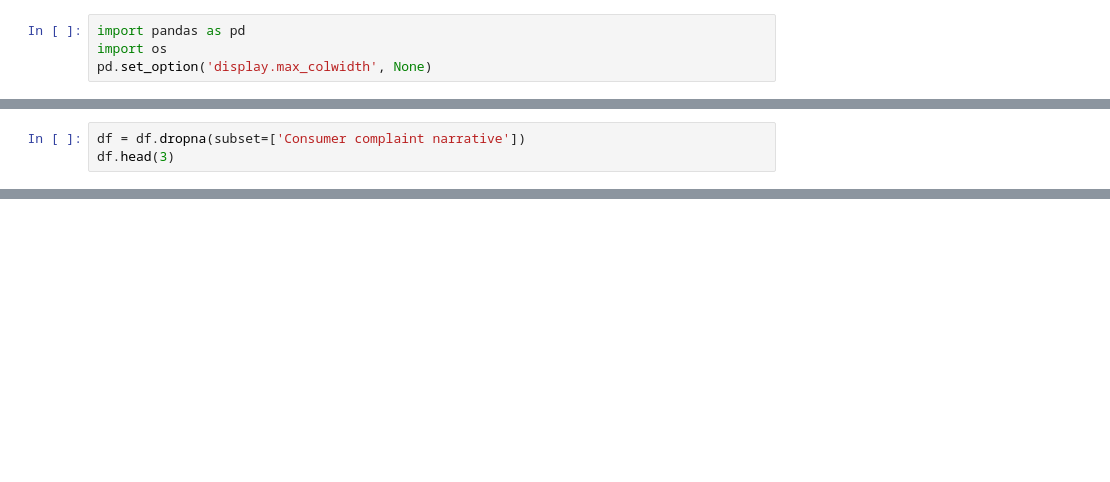
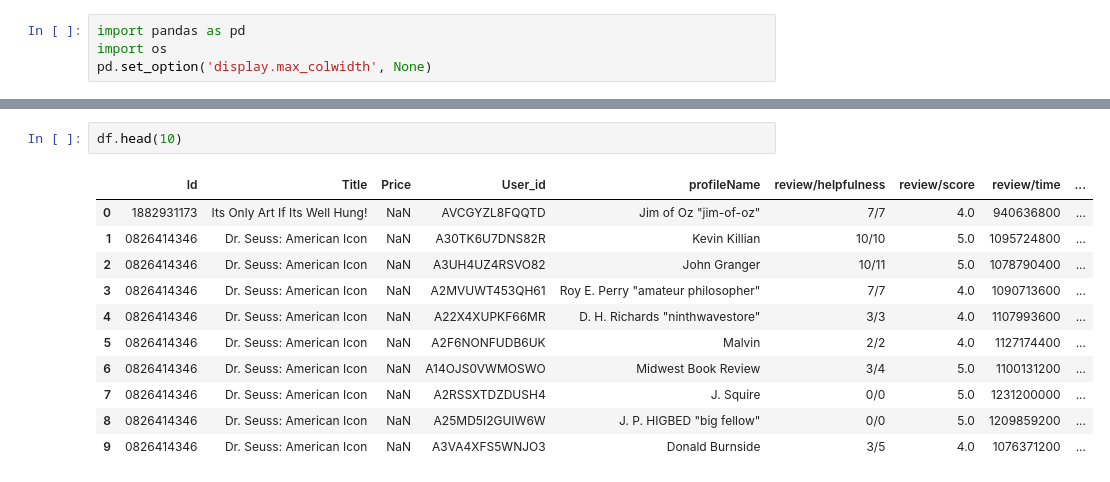
Before and after one commit to jlvaldes/bigdata, a Jupyter notebook: dataset_evaluator.ipynb, the cells around one changed output, grey strips where cells are left out. Drawn from its saved outputs; the diff is of its cells as text; blank space fills up the shorter version.

```diff
--- a/dataset_evaluator.ipynb
+++ b/dataset_evaluator.ipynb
@@ -60,3 +55,0 @@ Name: Consumer complaint narrative, dtype: object
-# %%
-df = df.dropna(subset=['Consumer complaint narrative'])
-df.head(3)
@@ -62,0 +73,14 @@ df.head(3)
+# %%
+df.head(10)
+# %% [output]
+|  | Id | Title | Price | User_id | profileName | review/helpfulness | review/score | review/time | ... |
+| 0 | 1882931173 | Its Only Art If Its Well Hung! | NaN | AVCGYZL8FQQTD | Jim of Oz "jim-of-oz" | 7/7 | 4.0 | 940636800 | ... |
+| 1 | 0826414346 | Dr. Seuss: American Icon | NaN | A30TK6U7DNS82R | Kevin Killian | 10/10 | 5.0 | 1095724800 | ... |
+| 2 | 0826414346 | Dr. Seuss: American Icon | NaN | A3UH4UZ4RSVO82 | John Granger | 10/11 | 5.0 | 1078790400 | ... |
+| 3 | 0826414346 | Dr. Seuss: American Icon | NaN | A2MVUWT453QH61 | Roy E. Perry "amateur philosopher" | 7/7 | 4.0 | 1090713600 | ... |
+| 4 | 0826414346 | Dr. Seuss: American Icon | NaN | A22X4XUPKF66MR | D. H. Richards "ninthwavestore" | 3/3 | 4.0 | 1107993600 | ... |
+| 5 | 0826414346 | Dr. Seuss: American Icon | NaN | A2F6NONFUDB6UK | Malvin | 2/2 | 4.0 | 1127174400 | ... |
+| 6 | 0826414346 | Dr. Seuss: American Icon | NaN | A14OJS0VWMOSWO | Midwest Book Review | 3/4 | 5.0 | 1100131200 | ... |
+| 7 | 0826414346 | Dr. Seuss: American Icon | NaN | A2RSSXTDZDUSH4 | J. Squire | 0/0 | 5.0 | 1231200000 | ... |
+| 8 | 0826414346 | Dr. Seuss: American Icon | NaN | A25MD5I2GUIW6W | J. P. HIGBED "big fellow" | 0/0 | 5.0 | 1209859200 | ... |
+| 9 | 0826414346 | Dr. Seuss: American Icon | NaN | A3VA4XFS5WNJO3 | Donald Burnside | 3/5 | 4.0 | 1076371200 | ... |
```
Also changed, not shown: parts of 14 cells of this notebook, 3 other files.
